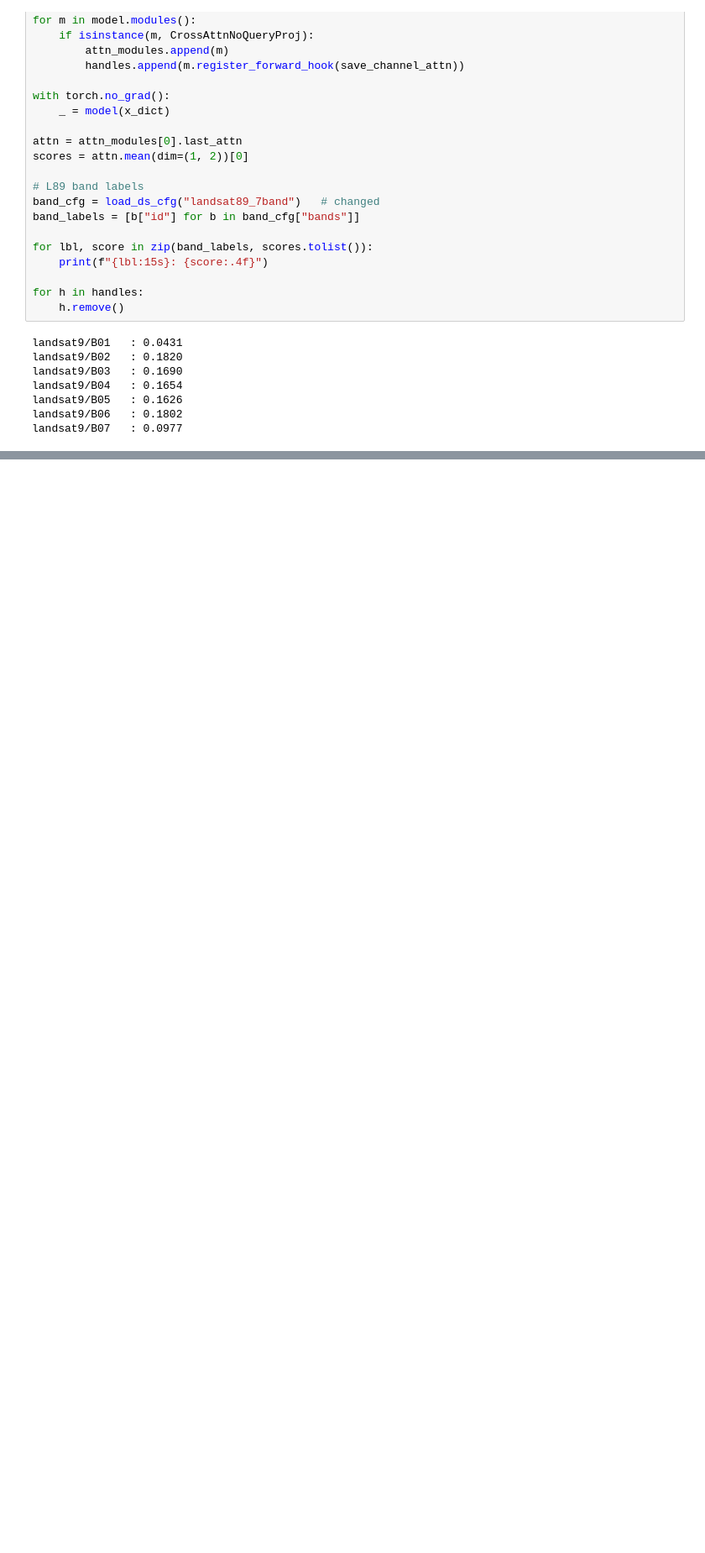
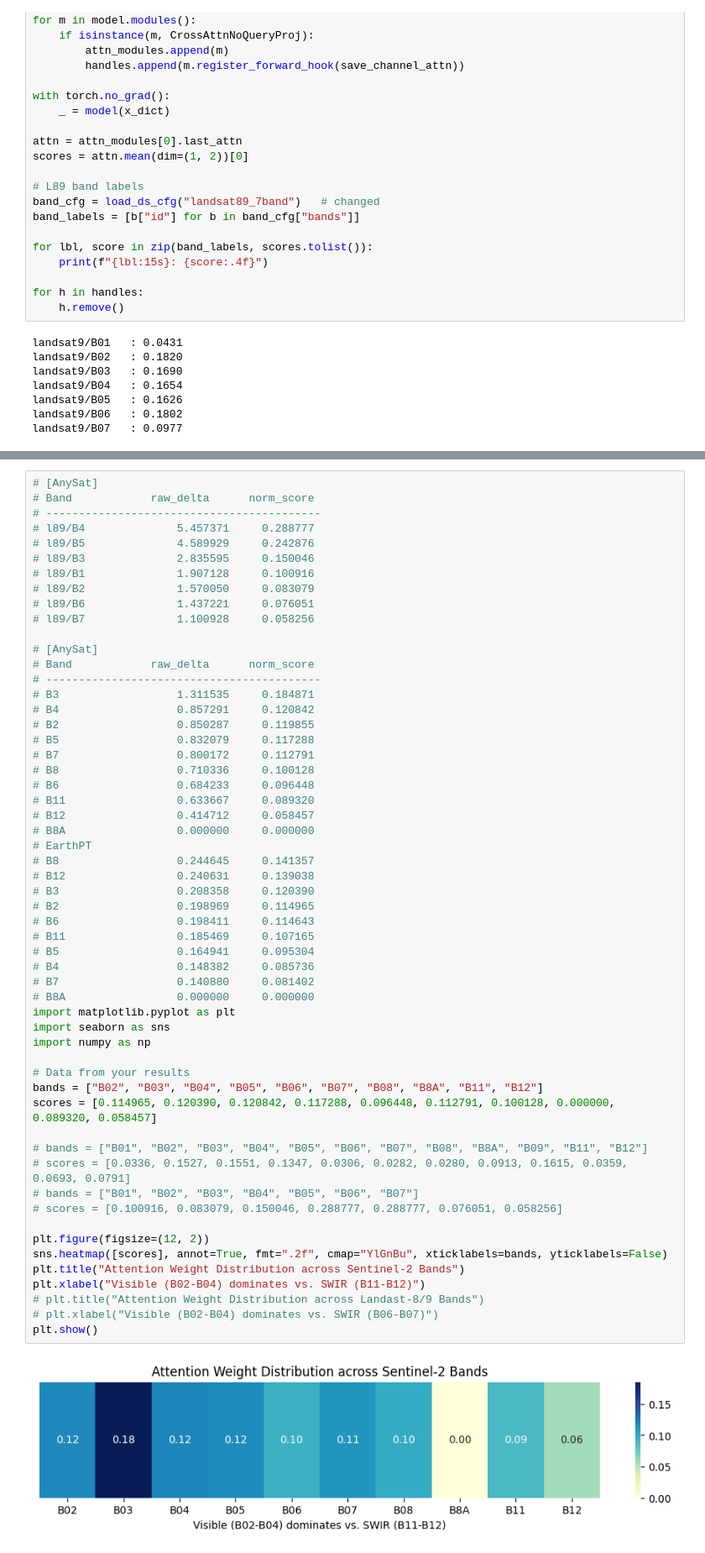
Before and after one commit to yuyao-wang/MethaneFuse, a Jupyter notebook: temp.ipynb, the cells around one changed output, grey strips where cells are left out. Shown at 84% size. Drawn from its saved outputs; the diff is of its cells as text; blank space fills up the shorter version.

```diff
--- a/temp.ipynb
+++ b/temp.ipynb
@@ -1118,0 +1099,58 @@ plt.show()
+# %%
+# [AnySat]
+# Band            raw_delta      norm_score
+# ------------------------------------------
+# l89/B4              5.457371     0.288777
+# l89/B5              4.589929     0.242876
+# l89/B3              2.835595     0.150046
+# l89/B1              1.907128     0.100916
+# l89/B2              1.570050     0.083079
+# l89/B6              1.437221     0.076051
+# l89/B7              1.100928     0.058256
+
+# [AnySat]
+# Band            raw_delta      norm_score
+# ------------------------------------------
+# B3                  1.311535     0.184871
+# B4                  0.857291     0.120842
+# B2                  0.850287     0.119855
+# B5                  0.832079     0.117288
+# B7                  0.800172     0.112791
+# B8                  0.710336     0.100128
+# B6                  0.684233     0.096448
+# B11                 0.633667     0.089320
+# B12                 0.414712     0.058457
+# B8A                 0.000000     0.000000
+# EarthPT
+# B8                  0.244645     0.141357
+# B12                 0.240631     0.139038
+# B3                  0.208358     0.120390
+# B2                  0.198969     0.114965
+# B6                  0.198411     0.114643
+# B11                 0.185469     0.107165
+# B5                  0.164941     0.095304
+# B4                  0.148382     0.085736
+# B7                  0.140880     0.081402
+# B8A                 0.000000     0.000000
+import matplotlib.pyplot as plt
+import seaborn as sns
+import numpy as np
+
+# Data from your results
+bands = ["B02", "B03", "B04", "B05", "B06", "B07", "B08", "B8A", "B11", "B12"]
+scores = [0.114965, 0.120390, 0.120842, 0.117288, 0.096448, 0.112791, 0.100128, 0.000000, 0.089320, 0.058457]
+
+# bands = ["B01", "B02", "B03", "B04", "B05", "B06", "B07", "B08", "B8A", "B09", "B11", "B12"]
+# scores = [0.0336, 0.1527, 0.1551, 0.1347, 0.0306, 0.0282, 0.0280, 0.0913, 0.1615, 0.0359, 0.0693, 0.0791]
+# bands = ["B01", "B02", "B03", "B04", "B05", "B06", "B07"]
+# scores = [0.100916, 0.083079, 0.150046, 0.288777, 0.288777, 0.076051, 0.058256]
+
+plt.figure(figsize=(12, 2))
+sns.heatmap([scores], annot=True, fmt=".2f", cmap="YlGnBu", xticklabels=bands, yticklabels=False)
+plt.title("Attention Weight Distribution across Sentinel-2 Bands")
+plt.xlabel("Visible (B02-B04) dominates vs. SWIR (B11-B12)")
+# plt.title("Attention Weight Distribution across Landast-8/9 Bands")
+# plt.xlabel("Visible (B02-B04) dominates vs. SWIR (B06-B07)")
+plt.show()
+# %% [output]
+[figure, added]
```
Also changed, not shown: parts of 1 cell of this notebook, 47 other files.
